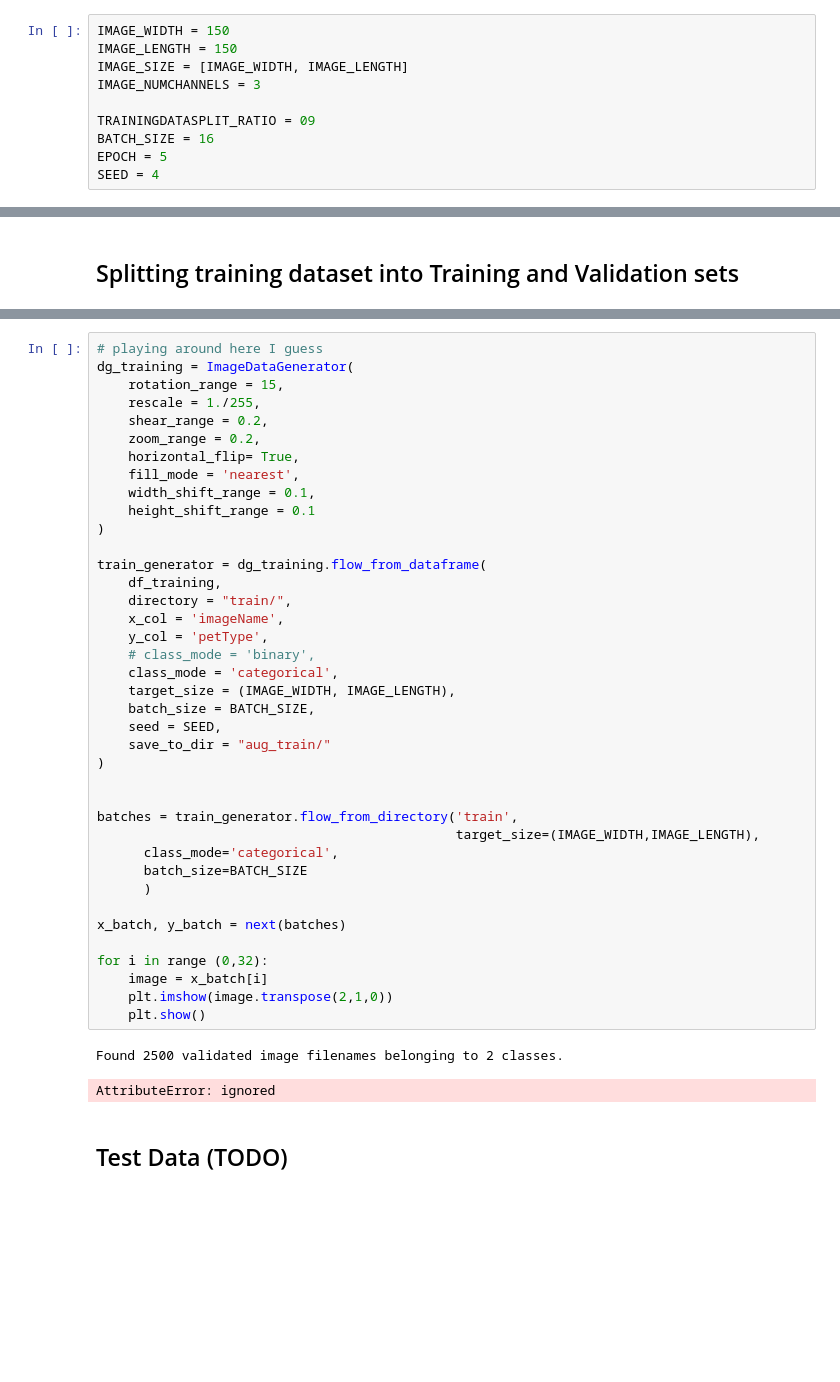
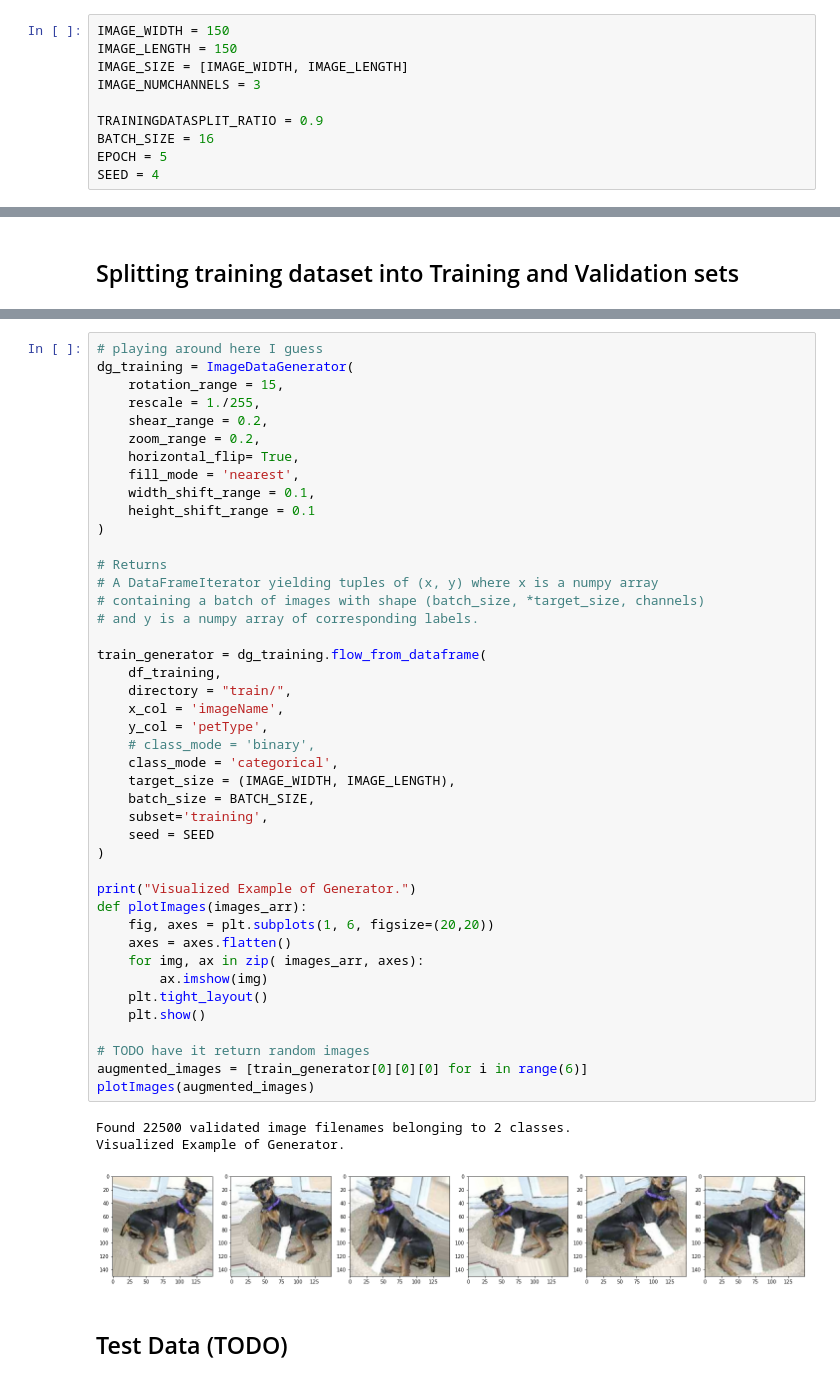
Before and after one commit to huerd/GPA659-E2020, a Jupyter notebook: _project/main.ipynb, the cells around one changed output, grey strips where cells are left out. Cells and saved outputs as stored; diff of their text form; blank space fills up the shorter version.

```diff
--- a/_project/main.ipynb
+++ b/_project/main.ipynb
@@ -85,7 +115,7 @@ IMAGE_LENGTH = 150
 IMAGE_SIZE = [IMAGE_WIDTH, IMAGE_LENGTH]
 IMAGE_NUMCHANNELS = 3
 
-TRAININGDATASPLIT_RATIO = 09
+TRAININGDATASPLIT_RATIO = 0.9
 BATCH_SIZE = 16
 EPOCH = 5
 SEED = 4
@@ -173,45 +203,50 @@ Its purpose : Used for Data Augmentation - takes the original image, applies a b
 # %%
 # playing around here I guess
 dg_training = ImageDataGenerator(
     rotation_range = 15,
     rescale = 1./255,
     shear_range = 0.2,
     zoom_range = 0.2,
     horizontal_flip= True,
     fill_mode = 'nearest',
     width_shift_range = 0.1,
     height_shift_range = 0.1
 )
 
+# Returns
+# A DataFrameIterator yielding tuples of (x, y) where x is a numpy array
+# containing a batch of images with shape (batch_size, *target_size, channels)
+# and y is a numpy array of corresponding labels.
+
 train_generator = dg_training.flow_from_dataframe(
     df_training,
     directory = "train/",
     x_col = 'imageName',
     y_col = 'petType',
     # class_mode = 'binary',
     class_mode = 'categorical',
     target_size = (IMAGE_WIDTH, IMAGE_LENGTH),
     batch_size = BATCH_SIZE,
-    seed = SEED,
-    save_to_dir = "aug_train/"
+    subset='training',
+    seed = SEED
 )
 
+print("Visualized Example of Generator.")
+def plotImages(images_arr):
+    fig, axes = plt.subplots(1, 6, figsize=(20,20))
+    axes = axes.flatten()
+    for img, ax in zip( images_arr, axes):
+        ax.imshow(img)
+    plt.tight_layout()
+    plt.show()
 
-batches = train_generator.flow_from_directory('train',
-                                              target_size=(IMAGE_WIDTH,IMAGE_LENGTH),
-      class_mode='categorical',
-      batch_size=BATCH_SIZE
-      )
-
-x_batch, y_batch = next(batches)
-
-for i in range (0,32):
-    image = x_batch[i]
-    plt.imshow(image.transpose(2,1,0))
-    plt.show()
+# TODO have it return random images
+augmented_images = [train_generator[0][0][0] for i in range(6)]
+plotImages(augmented_images)
 # %% [output]
-Found 2500 validated image filenames belonging to 2 classes.
+Found 22500 validated image filenames belonging to 2 classes.
+Visualized Example of Generator.
-AttributeError: ignored
+[figure, added]
 # %% [markdown]
 ## Test Data (TODO)
 # %% [markdown]
```
Also changed, not shown: parts of 10 cells of this notebook.
